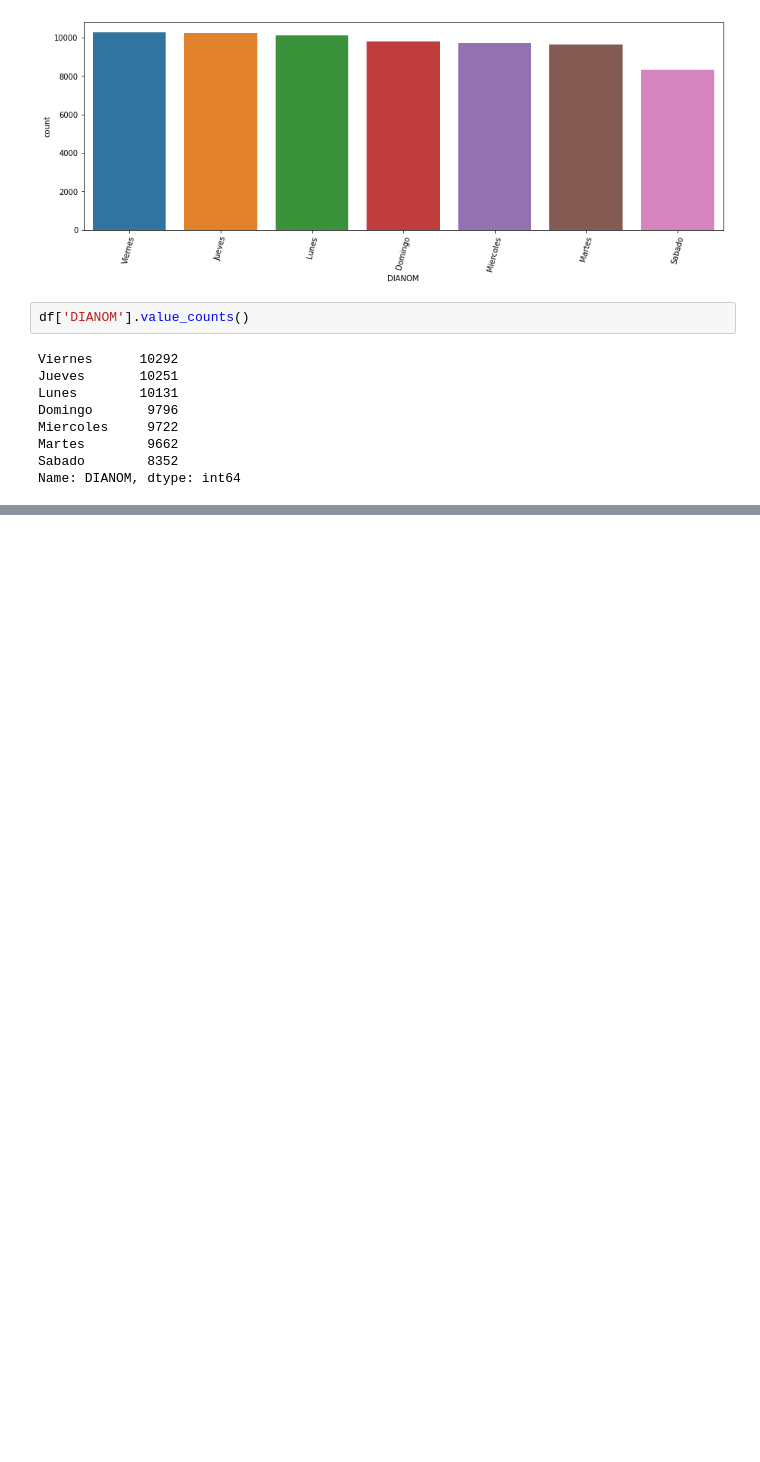
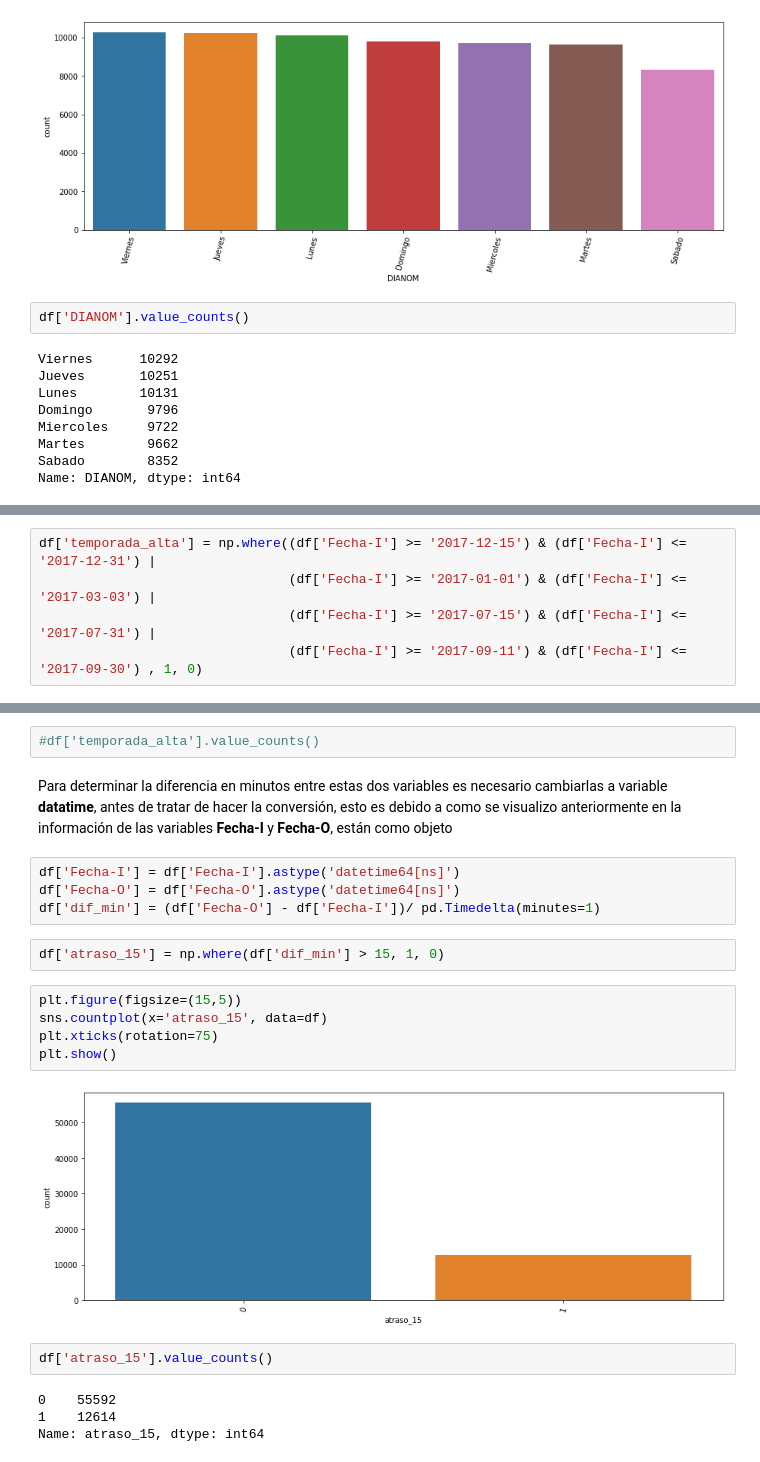
Before and after one commit to OsvaldoMedina/LATAM-Airlines, a Jupyter notebook: solution.ipynb, the cells around one changed output, grey strips where cells are left out. Saved outputs shown, nothing was run; the diff lists cells and outputs as text; blank space fills up the shorter version.

```diff
--- a/solution.ipynb
+++ b/solution.ipynb
@@ -312,0 +329,5 @@ Fecha-I
+# %%
+df['temporada_alta'] = np.where((df['Fecha-I'] >= '2017-12-15') & (df['Fecha-I'] <= '2017-12-31') |
+                                (df['Fecha-I'] >= '2017-01-01') & (df['Fecha-I'] <= '2017-03-03') |
+                                (df['Fecha-I'] >= '2017-07-15') & (df['Fecha-I'] <= '2017-07-31') |
+                                (df['Fecha-I'] >= '2017-09-11') & (df['Fecha-I'] <= '2017-09-30') , 1, 0)
@@ -312,0 +344,23 @@ Fecha-I
+# %%
+#df['temporada_alta'].value_counts()
+# %% [markdown]
+Para determinar la diferencia en minutos entre estas dos variables es necesario cambiarlas a variable **datatime**, antes de tratar de hacer la conversión, esto es debido a como se visualizo anteriormente en la información de las variables **Fecha-I** y **Fecha-O**, están como objeto
+# %%
+df['Fecha-I'] = df['Fecha-I'].astype('datetime64[ns]')
+df['Fecha-O'] = df['Fecha-O'].astype('datetime64[ns]')
+df['dif_min'] = (df['Fecha-O'] - df['Fecha-I'])/ pd.Timedelta(minutes=1)
+# %%
+df['atraso_15'] = np.where(df['dif_min'] > 15, 1, 0)
+# %%
+plt.figure(figsize=(15,5))
+sns.countplot(x='atraso_15', data=df)
+plt.xticks(rotation=75)
+plt.show()
+# %% [output]
+[figure, added]
+# %%
+df['atraso_15'].value_counts()
+# %% [output]
+0    55592
+1    12614
+Name: atraso_15, dtype: int64
```
Also changed, not shown: parts of 13 cells of this notebook, 2 other files.
